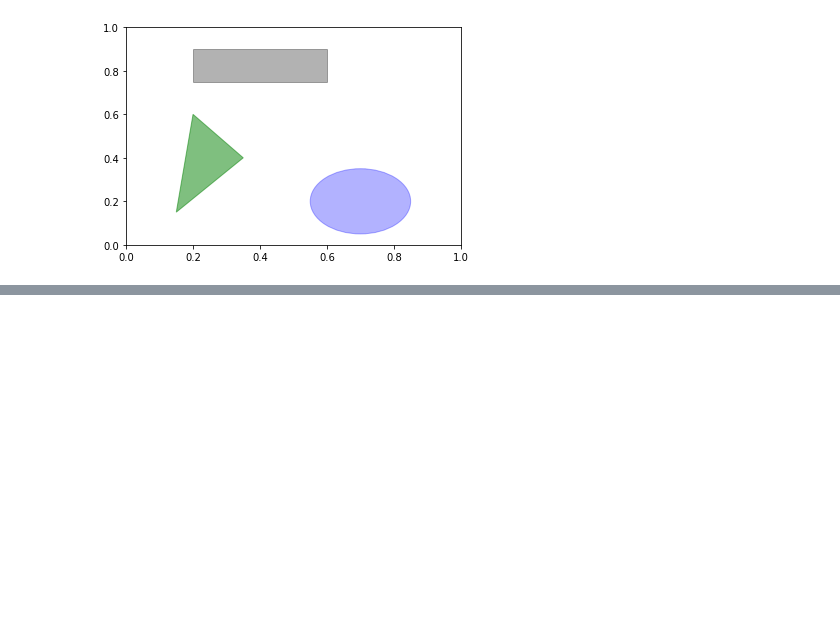
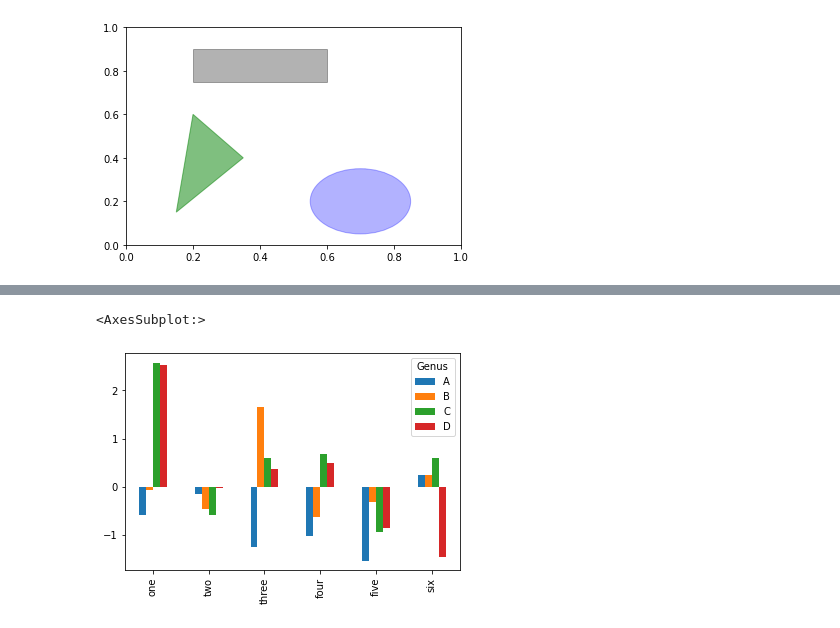
Before and after one commit to gusdn5656/python-basic, a Jupyter notebook: Python for Data Analysis/Chapter 9 그래프와 시각화.ipynb, the cells around one changed output, grey strips where cells are left out. Cells and saved outputs as stored; diff of their text form; code cells hidden in the pictures; blank space fills up the shorter version.

```diff
--- a/Python for Data Analysis/Chapter 9 그래프와 시각화.ipynb
+++ b/Python for Data Analysis/Chapter 9 그래프와 시각화.ipynb
@@ -320,0 +489,5 @@ ax.add_patch(pgon)
+# %%
+df = pd.DataFrame(np.random.randn(6,4),
+                  index = ['one', 'two', 'three', 'four', 'five', 'six'],
+                  columns = pd.Index(['A','B','C','D'], name = 'Genus'))
+df
@@ -320,0 +502,5 @@ ax.add_patch(pgon)
+# %%
+df.plot.bar()
+# %% [output]
+<AxesSubplot:>
+[figure, added]
```
Also changed, not shown: parts of 62 cells of this notebook.
